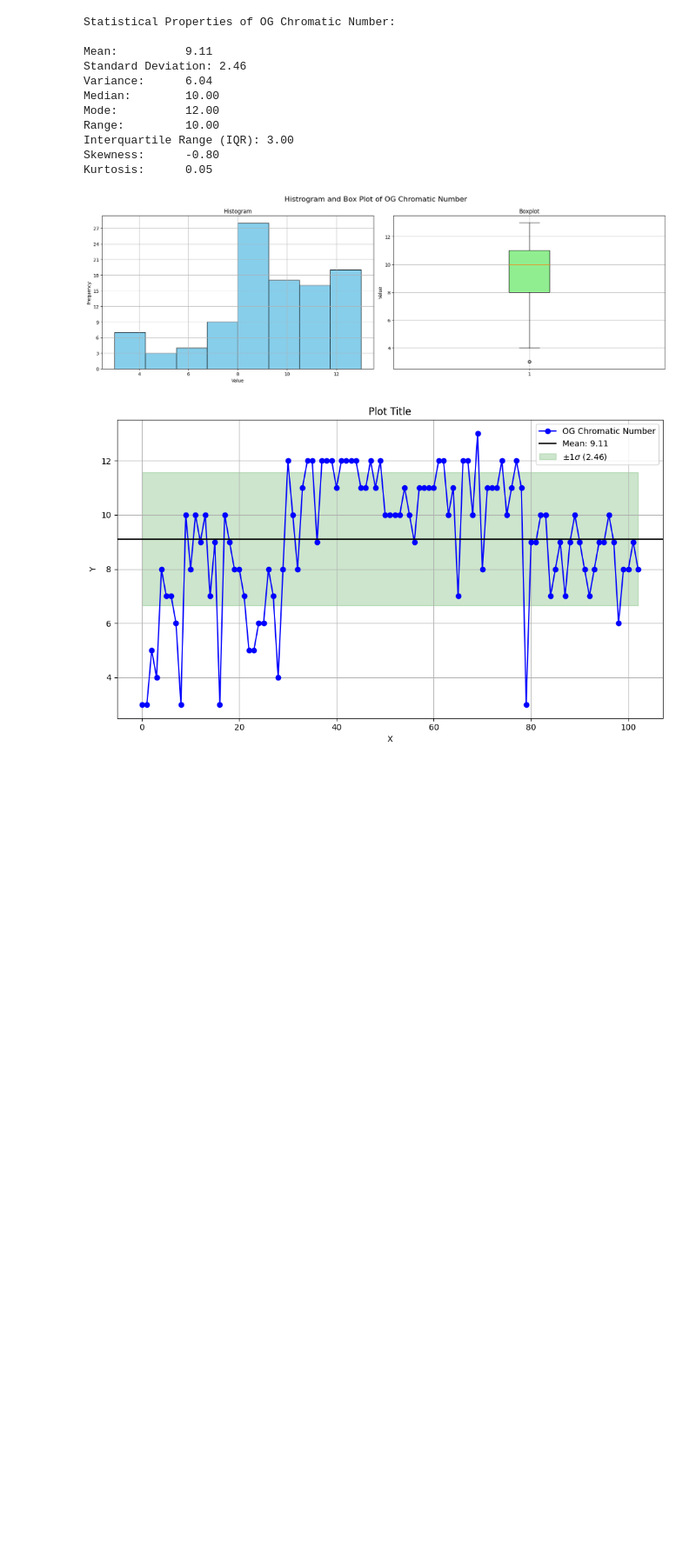
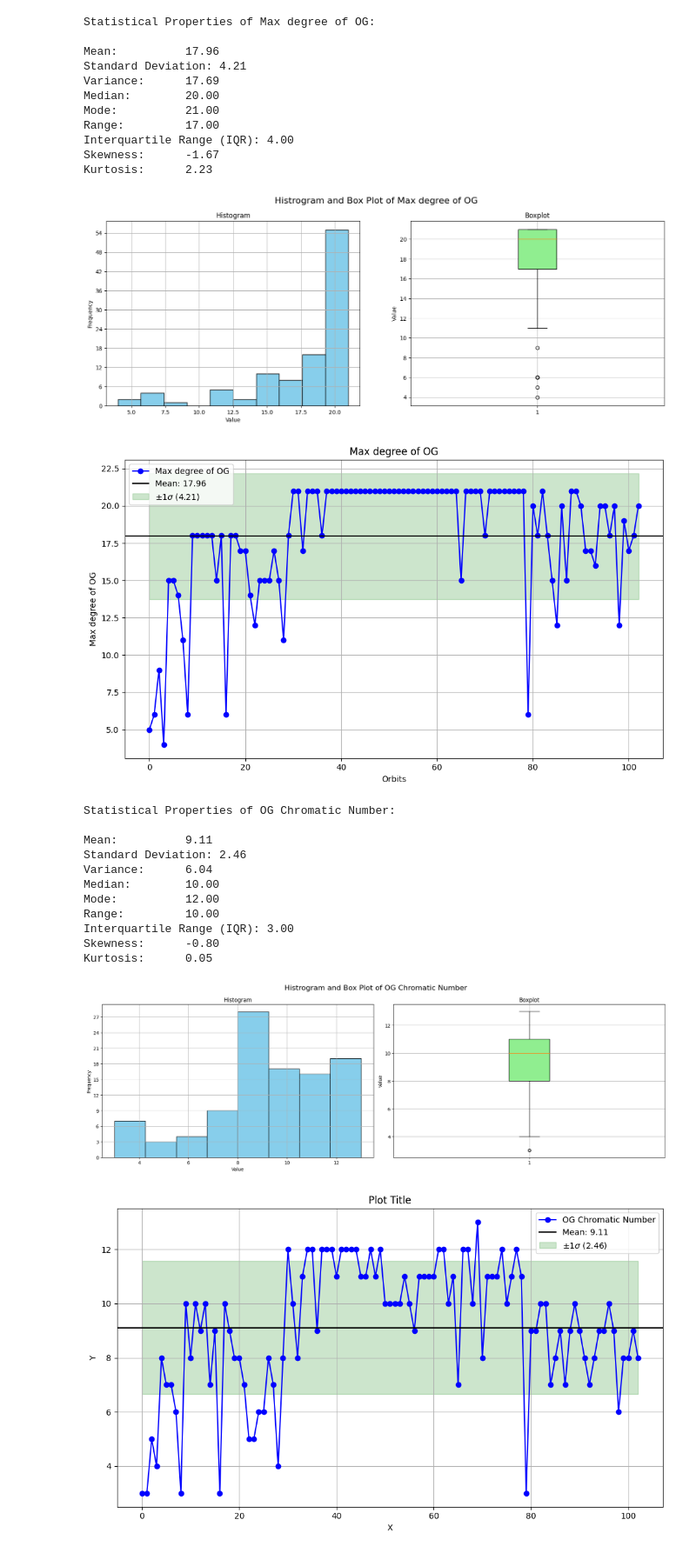
Before and after one commit to hrachya-zakaryan/qudit-lc, a Jupyter notebook: main_data_notebook.ipynb, the cells around one changed output. Shown at 87% size. Cells and saved outputs as stored; diff of their text form; code cells hidden in the pictures; blank space fills up the shorter version.

```diff
--- a/main_data_notebook.ipynb
+++ b/main_data_notebook.ipynb
@@ -150,3 +327,27 @@ def plot_obs_vs_orbits(input_np_file, label_of_plot, x_label, y_label, title_of_
+# %%
+# Generate the plots without showing them
+input_np_file = data_max_degree_of_OG
+stat_properties(input_np_file,"Max degree of OG")
+fig1 = plot_single_data_metrics(input_np_file, "Max degree of OG")
+fig2 = plot_obs_vs_orbits(input_np_file, "Max degree of OG", "Orbits", "Max degree of OG", "Max degree of OG")
+
+# Now display both figures at once
+plt.tight_layout()
+plt.show()  # Only call this once after all plots are ready
+# %% [output]
+Statistical Properties of Max degree of OG:
+
+Mean:          17.96
+Standard Deviation: 4.21
+Variance:      17.69
+Median:        20.00
+Mode:          21.00
+Range:         17.00
+Interquartile Range (IQR): 4.00
+Skewness:      -1.67
+Kurtosis:      2.23
+[figure, added]
+[figure, added]
 # %%
 # Generate the plots without showing them
 input_np_file = data_og_chrom_number
```
Also changed, not shown: parts of 89 cells of this notebook, 26 other files.
